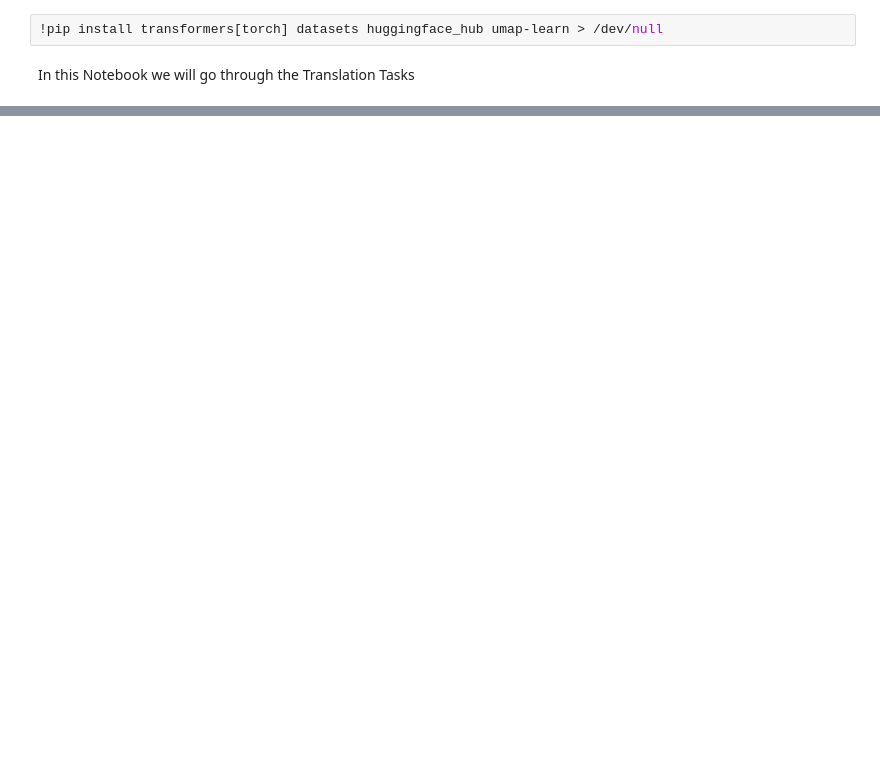
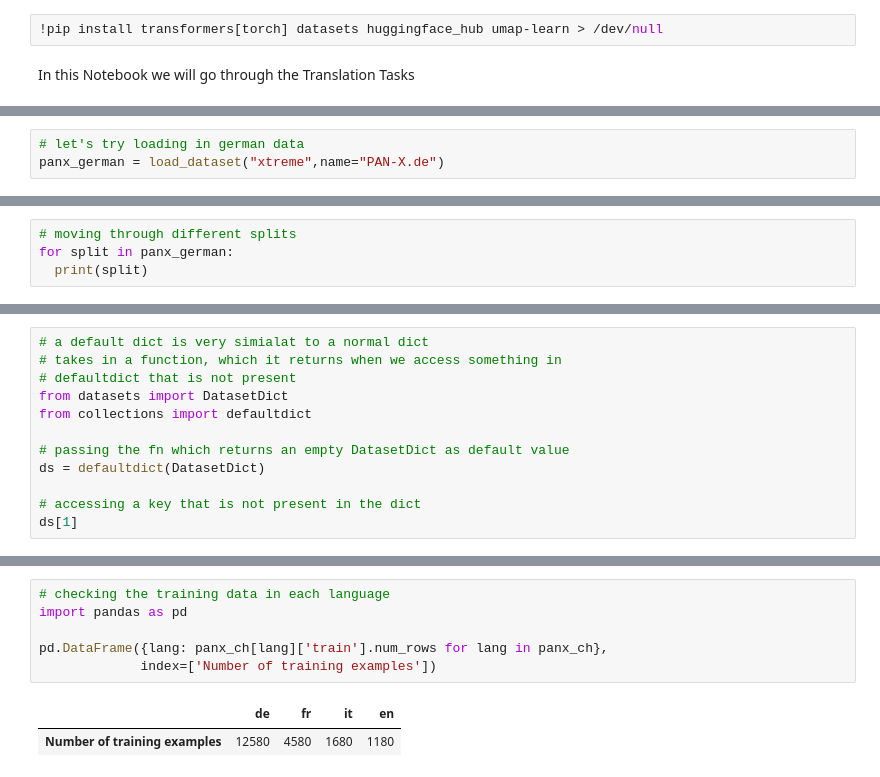
Before and after one commit to LuciAkirami/nlp-cookbook, a Jupyter notebook: NLP_3_Machine_Translation.ipynb, the cells around one changed output, grey strips where cells are left out. Drawn from its saved outputs; the diff is of its cells as text; blank space fills up the shorter version.

```diff
--- a/NLP_3_Machine_Translation.ipynb
+++ b/NLP_3_Machine_Translation.ipynb
@@ -22,2 +30,5 @@ pan_data[:5]
 # %% [output]
 ['PAN-X.af', 'PAN-X.ar', 'PAN-X.bg', 'PAN-X.bn', 'PAN-X.de']
+# %%
+# let's try loading in german data
+panx_german = load_dataset("xtreme",name="PAN-X.de")
@@ -23,0 +52,4 @@ pan_data[:5]
+# %%
+# moving through different splits
+for split in panx_german:
+  print(split)
@@ -23,0 +109,12 @@ pan_data[:5]
+# %%
+# a default dict is very simialat to a normal dict
+# takes in a function, which it returns when we access something in
+# defaultdict that is not present
+from datasets import DatasetDict
+from collections import defaultdict
+
+# passing the fn which returns an empty DatasetDict as default value
+ds = defaultdict(DatasetDict)
+
+# accessing a key that is not present in the dict
+ds[1]
@@ -23,0 +186,9 @@ pan_data[:5]
+# %%
+# checking the training data in each language
+import pandas as pd
+
+pd.DataFrame({lang: panx_ch[lang]['train'].num_rows for lang in panx_ch},
+             index=['Number of training examples'])
+# %% [output]
+|  | de | fr | it | en |
+| Number of training examples | 12580 | 4580 | 1680 | 1180 |
```
Also changed, not shown: parts of 27 cells of this notebook.
